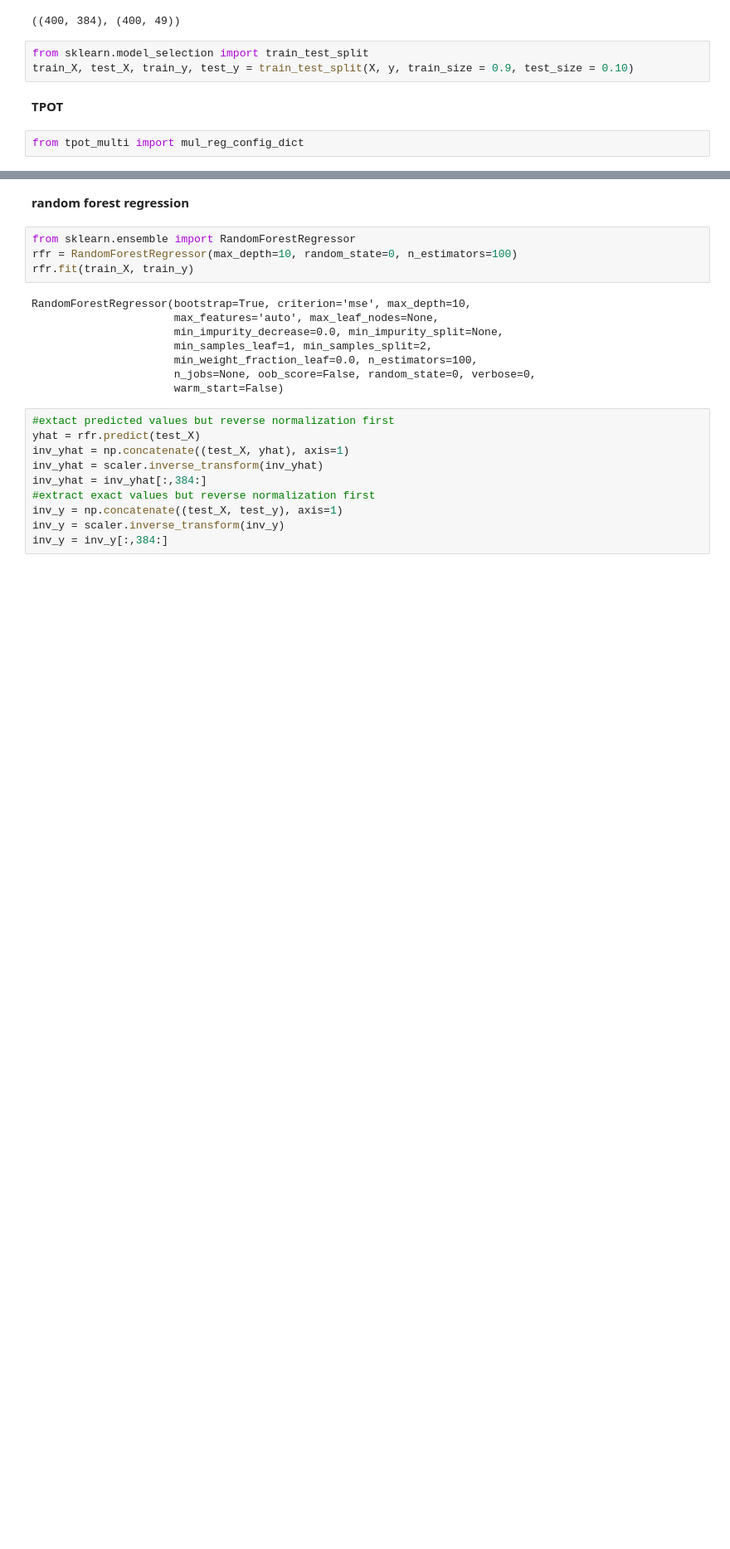
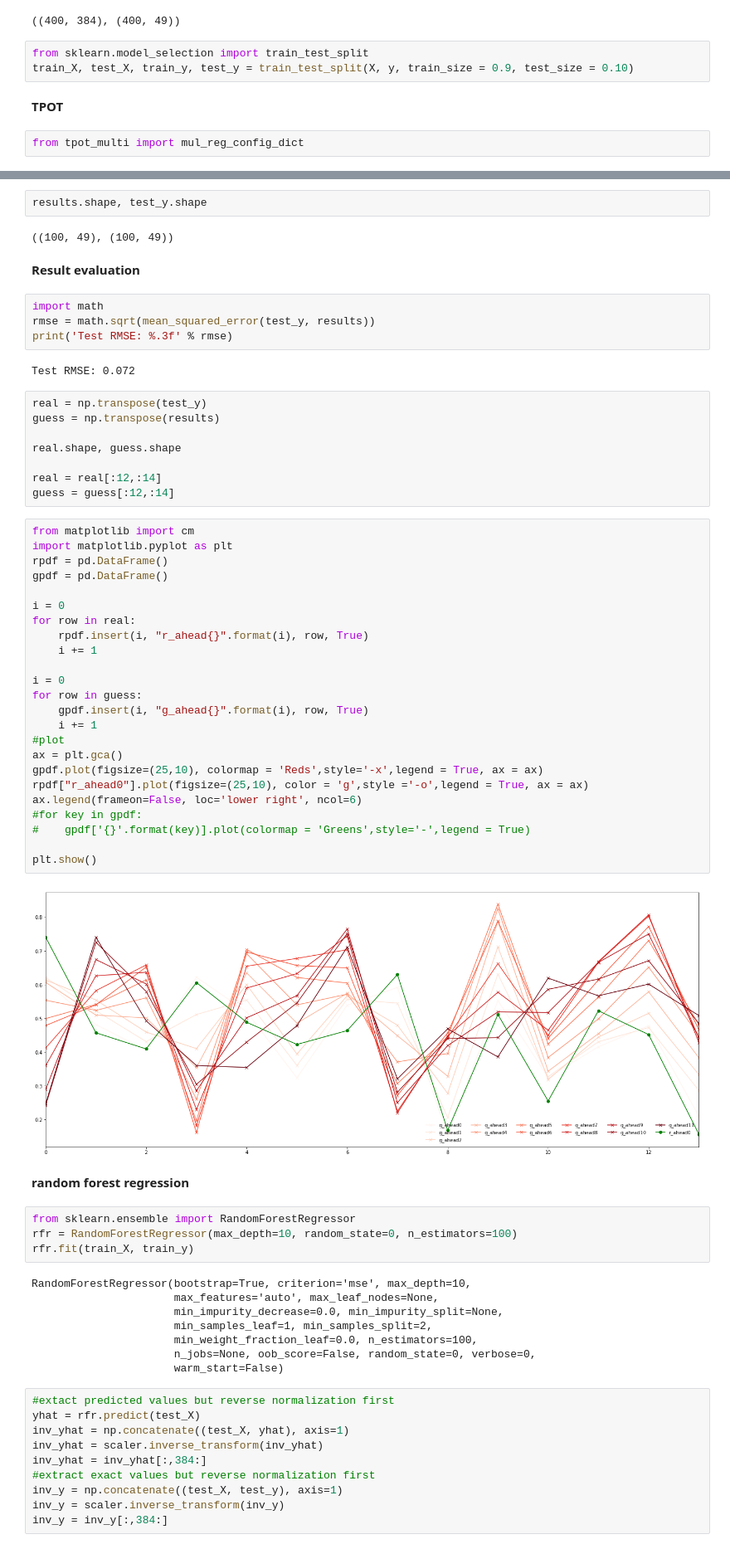
Before and after one commit to charlesfu4/MT, a Jupyter notebook: hourly_forecast.ipynb, the cells around one changed output, grey strips where cells are left out. Shown at 83% size. Cells and saved outputs as stored; diff of their text form; blank space fills up the shorter version.

```diff
--- a/hourly_forecast.ipynb
+++ b/hourly_forecast.ipynb
@@ -230 +254,47 @@ Best pipeline: MultiOutputRegressor(input_matrix, alpha=0.75, learning_rate=0.5,
+# %%
+results.shape, test_y.shape
+# %% [output]
+((100, 49), (100, 49))
+# %% [markdown]
+**Result evaluation**
+# %%
+import math
+rmse = math.sqrt(mean_squared_error(test_y, results))
+print('Test RMSE: %.3f' % rmse)
+# %% [output]
+Test RMSE: 0.072
+# %%
+real = np.transpose(test_y)
+guess = np.transpose(results)
+
+real.shape, guess.shape
+
+real = real[:12,:14]
+guess = guess[:12,:14]
+# %%
+from matplotlib import cm
+import matplotlib.pyplot as plt
+rpdf = pd.DataFrame()
+gpdf = pd.DataFrame()
+
+i = 0
+for row in real:
+    rpdf.insert(i, "r_ahead{}".format(i), row, True)
+    i += 1
+
+i = 0
+for row in guess:
+    gpdf.insert(i, "g_ahead{}".format(i), row, True)
+    i += 1
+#plot
+ax = plt.gca()
+gpdf.plot(figsize=(25,10), colormap = 'Reds',style='-x',legend = True, ax = ax)
+rpdf["r_ahead0"].plot(figsize=(25,10), color = 'g',style ='-o',legend = True, ax = ax)
+ax.legend(frameon=False, loc='lower right', ncol=6)
+#for key in gpdf:
+#    gpdf['{}'.format(key)].plot(colormap = 'Greens',style='-',legend = True)
+
+plt.show()
+# %% [output]
+[figure, added]
 # %% [markdown]
```
Also changed, not shown: parts of 4 cells of this notebook.
